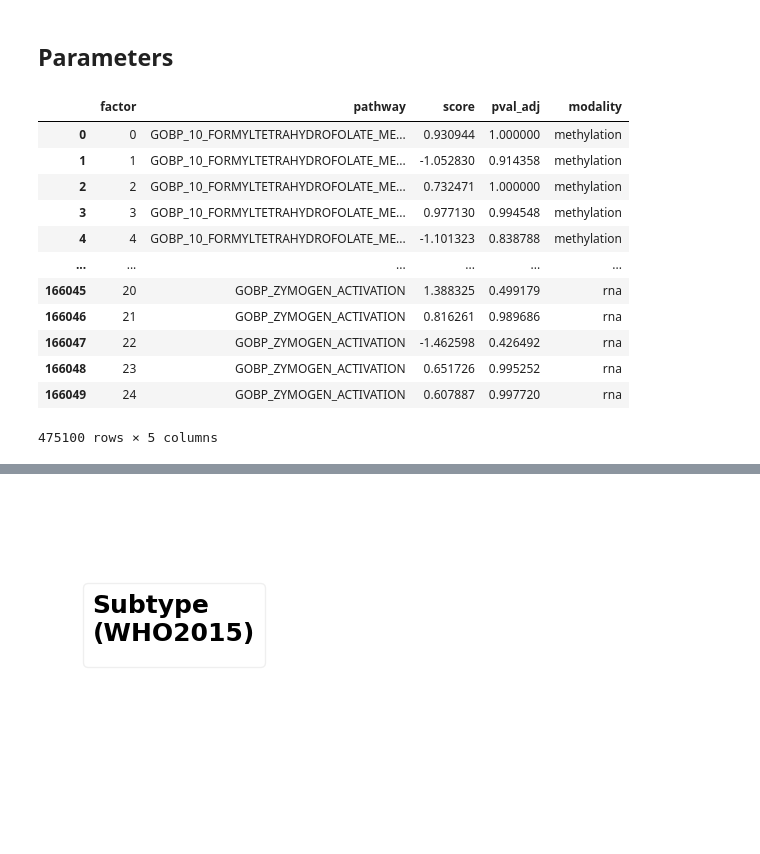
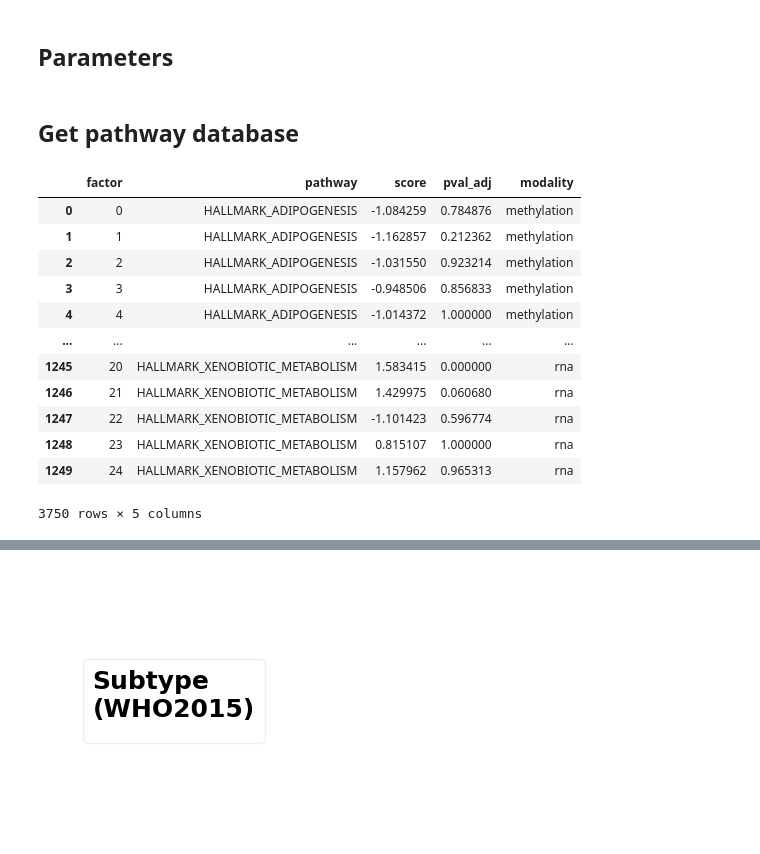
Before and after one commit to MannLabs/alphapepttools-manuscript, a Jupyter notebook: notebooks/main/multimodal/analysis/gsea.ipynb, the cells around one changed output, grey strips where cells are left out. Drawn from its saved outputs; the diff is of its cells as text; code cells hidden in the pictures; blank space fills up the shorter version.

```diff
--- a/notebooks/main/multimodal/analysis/gsea.ipynb
+++ b/notebooks/main/multimodal/analysis/gsea.ipynb
@@ -122,23 +122,25 @@ FACTOR = 2
 SIGNIFICANCE_THRESHOLD = 1e-3
+# %% [markdown]
+## Get pathway database
 # %%
-pathway_database = "go_biological_process"
+pathway_database = "hallmark"
 gsea_results = pd.read_csv(
     f"../data/results/gsea-results.{pathway_database}.tsv", sep="\t", index_col=0
 )
 gsea_results
 # %% [output]
 |  | factor | pathway | score | pval_adj | modality |
-| 0 | 0 | GOBP_10_FORMYLTETRAHYDROFOLATE_ME... | 0.930944 | 1.000000 | methylation |
-| 1 | 1 | GOBP_10_FORMYLTETRAHYDROFOLATE_ME... | -1.052830 | 0.914358 | methylation |
-| 2 | 2 | GOBP_10_FORMYLTETRAHYDROFOLATE_ME... | 0.732471 | 1.000000 | methylation |
-| 3 | 3 | GOBP_10_FORMYLTETRAHYDROFOLATE_ME... | 0.977130 | 0.994548 | methylation |
-| 4 | 4 | GOBP_10_FORMYLTETRAHYDROFOLATE_ME... | -1.101323 | 0.838788 | methylation |
+| 0 | 0 | HALLMARK_ADIPOGENESIS | -1.084259 | 0.784876 | methylation |
+| 1 | 1 | HALLMARK_ADIPOGENESIS | -1.162857 | 0.212362 | methylation |
+| 2 | 2 | HALLMARK_ADIPOGENESIS | -1.031550 | 0.923214 | methylation |
+| 3 | 3 | HALLMARK_ADIPOGENESIS | -0.948506 | 0.856833 | methylation |
+| 4 | 4 | HALLMARK_ADIPOGENESIS | -1.014372 | 1.000000 | methylation |
 | ... | ... | ... | ... | ... | ... |
-| 166045 | 20 | GOBP_ZYMOGEN_ACTIVATION | 1.388325 | 0.499179 | rna |
-| 166046 | 21 | GOBP_ZYMOGEN_ACTIVATION | 0.816261 | 0.989686 | rna |
-| 166047 | 22 | GOBP_ZYMOGEN_ACTIVATION | -1.462598 | 0.426492 | rna |
-| 166048 | 23 | GOBP_ZYMOGEN_ACTIVATION | 0.651726 | 0.995252 | rna |
-| 166049 | 24 | GOBP_ZYMOGEN_ACTIVATION | 0.607887 | 0.997720 | rna |
+| 1245 | 20 | HALLMARK_XENOBIOTIC_METABOLISM | 1.583415 | 0.000000 | rna |
+| 1246 | 21 | HALLMARK_XENOBIOTIC_METABOLISM | 1.429975 | 0.060680 | rna |
+| 1247 | 22 | HALLMARK_XENOBIOTIC_METABOLISM | -1.101423 | 0.596774 | rna |
+| 1248 | 23 | HALLMARK_XENOBIOTIC_METABOLISM | 0.815107 | 1.000000 | rna |
+| 1249 | 24 | HALLMARK_XENOBIOTIC_METABOLISM | 1.157962 | 0.965313 | rna |
-475100 rows × 5 columns
+3750 rows × 5 columns
 # %%
 # methylation is anticorrelated
```
Also changed, not shown: parts of 28 cells of this notebook.
